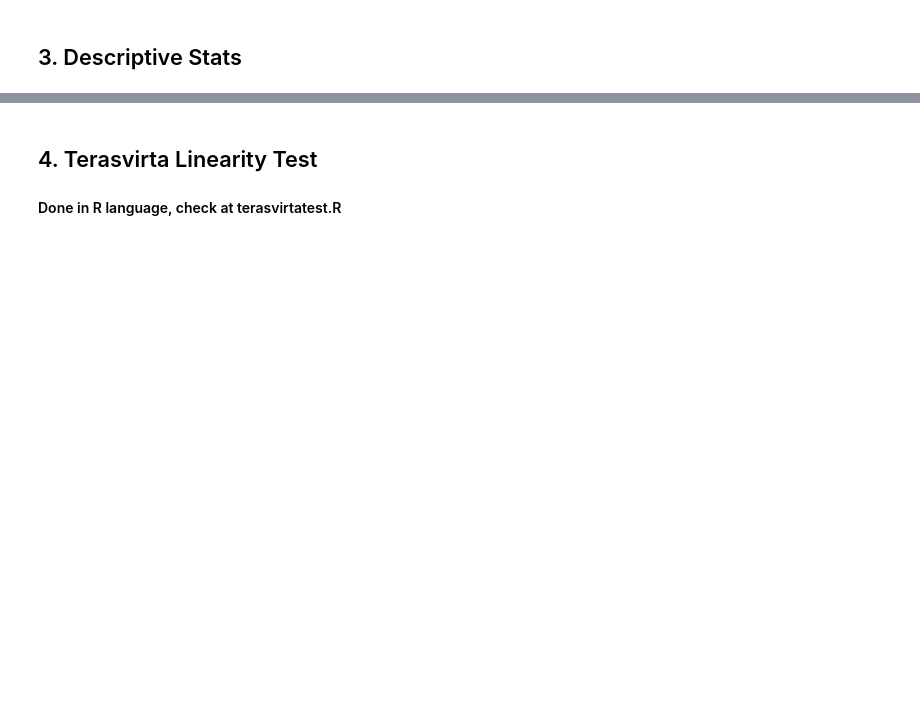
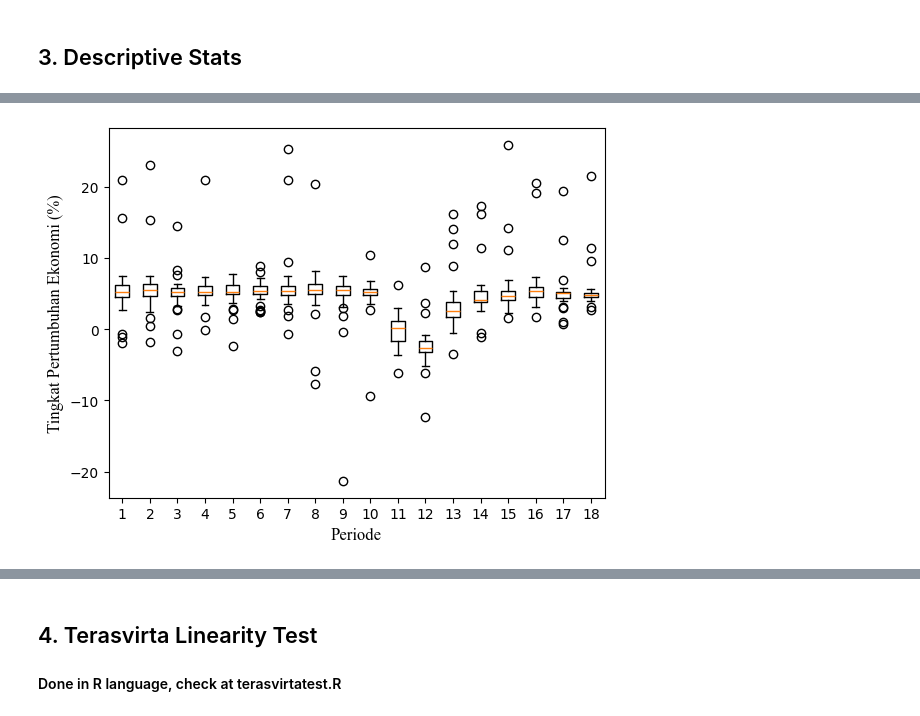
Before and after one commit to SherlockJr13/sherlock-final-project, a Jupyter notebook: main_model.ipynb, the cells around one changed output, grey strips where cells are left out. Drawn from its saved outputs; the diff is of its cells as text; code cells hidden in the pictures; blank space fills up the shorter version.

```diff
--- a/main_model.ipynb
+++ b/main_model.ipynb
@@ -76,0 +82,9 @@ with pd.ExcelWriter('pooled_data.xlsx', engine='xlsxwriter') as writer:
+# %%
+# Create a boxplot
+font_prop = {'family': 'Times New Roman', 'color': 'black', 'weight': 'normal', 'size': 12}
+plt.boxplot(data2.T)
+plt.xlabel('Periode', fontdict=font_prop)
+plt.ylabel('Tingkat Pertumbuhan Ekonomi (%)', fontdict=font_prop)
+plt.show()
+# %% [output]
+[figure, added]
```
Also changed, not shown: parts of 10 cells of this notebook.
